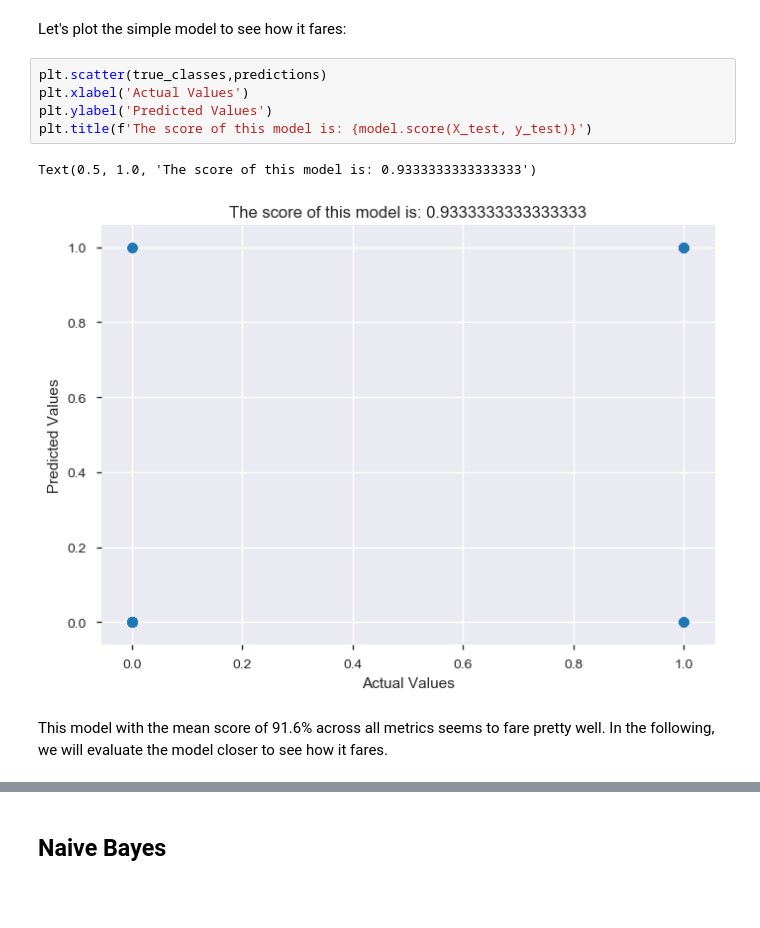
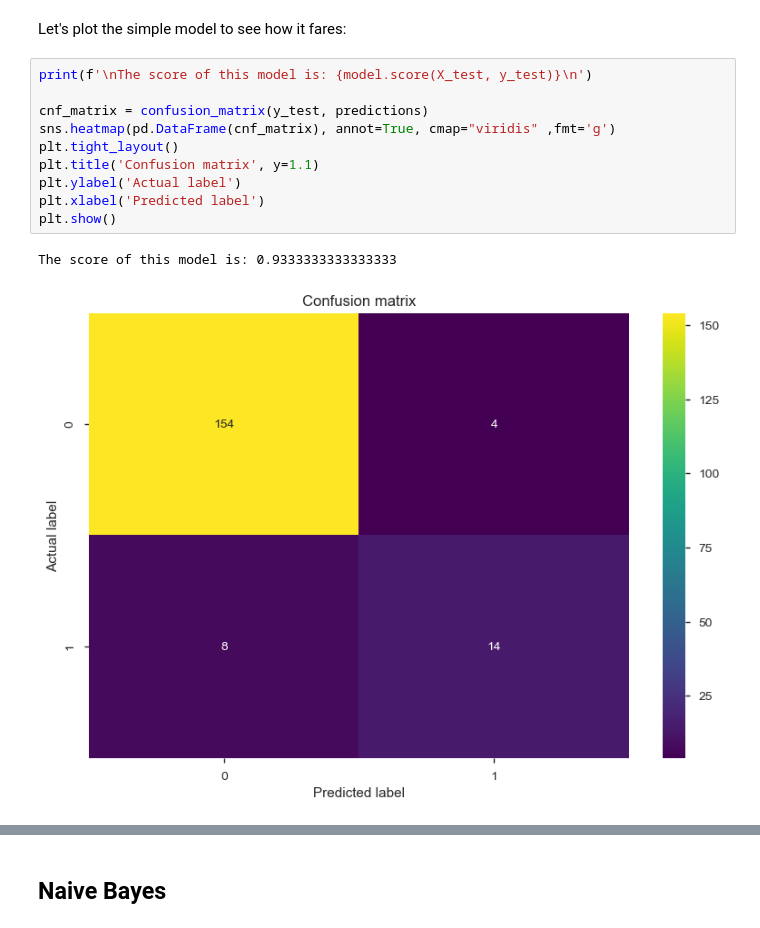
Before and after one commit to ix-ds-lisbon-s1-2019/week-2-project-jaloo555, a Jupyter notebook: Malicious and Benign Websites.ipynb, the cells around one changed output, grey strips where cells are left out. Cells and saved outputs as stored; diff of their text form; blank space fills up the shorter version.

```diff
--- a/Malicious and Benign Websites.ipynb
+++ b/Malicious and Benign Websites.ipynb
@@ -432,12 +468,15 @@ prediction_probabilities = model.predict_proba(X_test)
 # %% [markdown]
 Let's plot the simple model to see how it fares:
-# %%
-plt.scatter(true_classes,predictions)
-plt.xlabel('Actual Values')
-plt.ylabel('Predicted Values')
-plt.title(f'The score of this model is: {model.score(X_test, y_test)}')
-# %% [output]
-Text(0.5, 1.0, 'The score of this model is: 0.9333333333333333')
-[figure, removed]
-# %% [markdown]
-This model with the mean score of 91.6% across all metrics seems to fare pretty well. In the following, we will evaluate the model closer to see how it fares.
+# %%
+print(f'\nThe score of this model is: {model.score(X_test, y_test)}\n')
+
+cnf_matrix = confusion_matrix(y_test, predictions)
+sns.heatmap(pd.DataFrame(cnf_matrix), annot=True, cmap="viridis" ,fmt='g')
+plt.tight_layout()
+plt.title('Confusion matrix', y=1.1)
+plt.ylabel('Actual label')
+plt.xlabel('Predicted label')
+plt.show()
+# %% [output]
+The score of this model is: 0.9333333333333333
+[figure, added]
```
Also changed, not shown: parts of 29 cells of this notebook.
